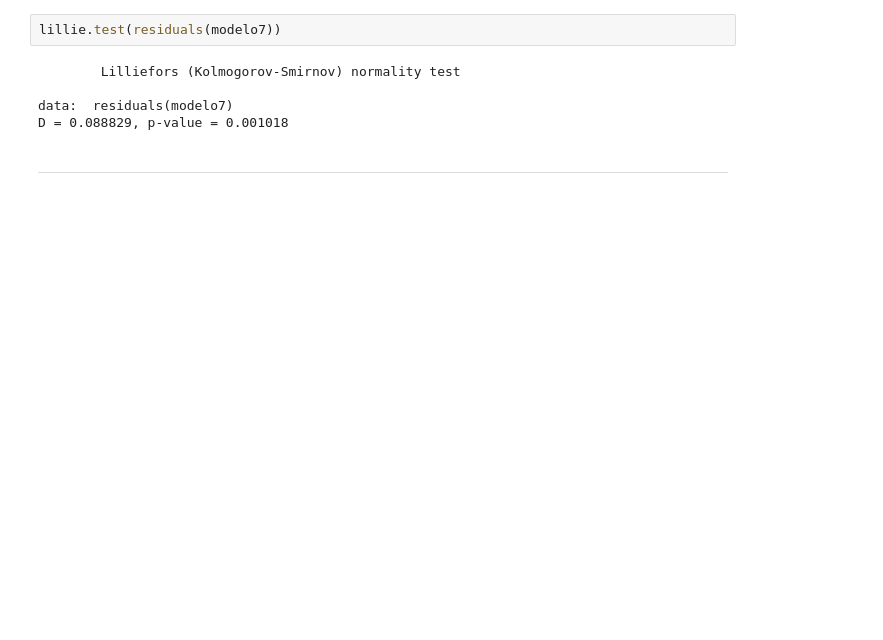
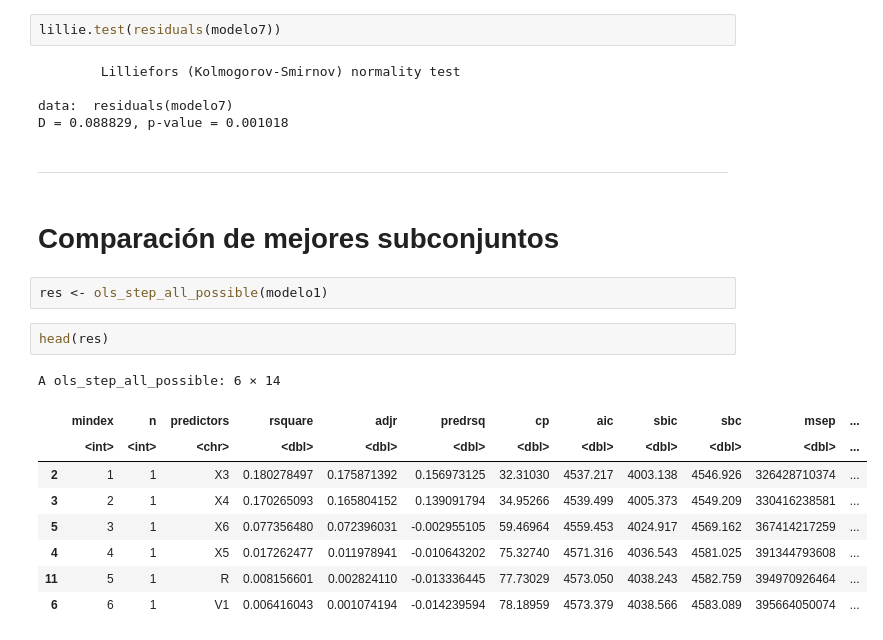
Before and after one commit to GustavoAnkelen/Econometria2021S2, a Jupyter notebook: regresion.ipynb, the cells around one changed output. Cells and saved outputs as stored; diff of their text form; blank space fills up the shorter version.

```diff
--- a/regresion.ipynb
+++ b/regresion.ipynb
@@ -462,3 +480,19 @@ data:  residuals(modelo7)
 D = 0.088829, p-value = 0.001018
 # %% [markdown]
 ------------------------------
+# %% [markdown]
+# Comparación de mejores subconjuntos
+# %%
+res <- ols_step_all_possible(modelo1)
+# %%
+head(res)
+# %% [output]
+A ols_step_all_possible: 6 × 14
+|  | mindex | n | predictors | rsquare | adjr | predrsq | cp | aic | sbic | sbc | msep | ... |
+|  | <int> | <int> | <chr> | <dbl> | <dbl> | <dbl> | <dbl> | <dbl> | <dbl> | <dbl> | <dbl> | ... |
+| 2 | 1 | 1 | X3 | 0.180278497 | 0.175871392 | 0.156973125 | 32.31030 | 4537.217 | 4003.138 | 4546.926 | 326428710374 | ... |
+| 3 | 2 | 1 | X4 | 0.170265093 | 0.165804152 | 0.139091794 | 34.95266 | 4539.499 | 4005.373 | 4549.209 | 330416238581 | ... |
+| 5 | 3 | 1 | X6 | 0.077356480 | 0.072396031 | -0.002955105 | 59.46964 | 4559.453 | 4024.917 | 4569.162 | 367414217259 | ... |
+| 4 | 4 | 1 | X5 | 0.017262477 | 0.011978941 | -0.010643202 | 75.32740 | 4571.316 | 4036.543 | 4581.025 | 391344793608 | ... |
+| 11 | 5 | 1 | R | 0.008156601 | 0.002824110 | -0.013336445 | 77.73029 | 4573.050 | 4038.243 | 4582.759 | 394970926464 | ... |
+| 6 | 6 | 1 | V1 | 0.006416043 | 0.001074194 | -0.014239594 | 78.18959 | 4573.379 | 4038.566 | 4583.089 | 395664050074 | ... |
```
Also changed, not shown: parts of 61 cells of this notebook.
